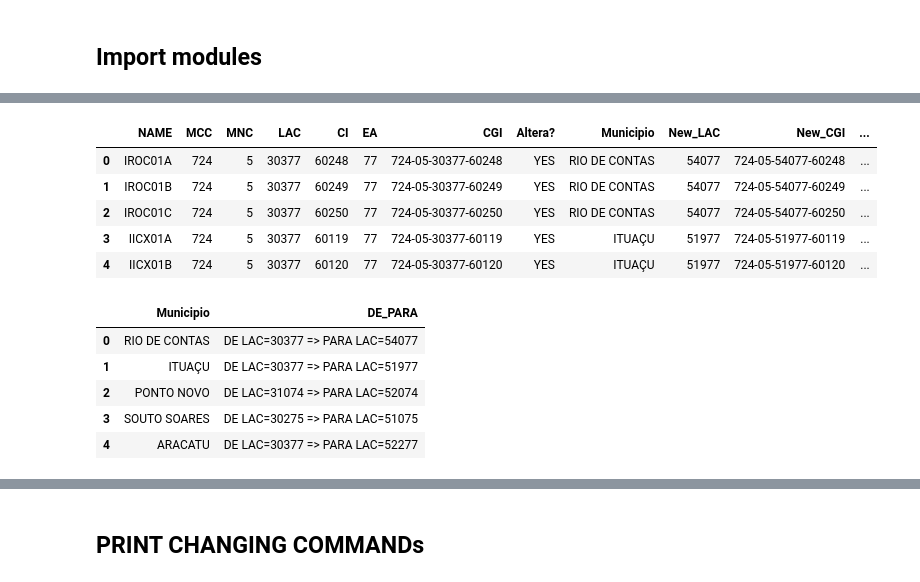
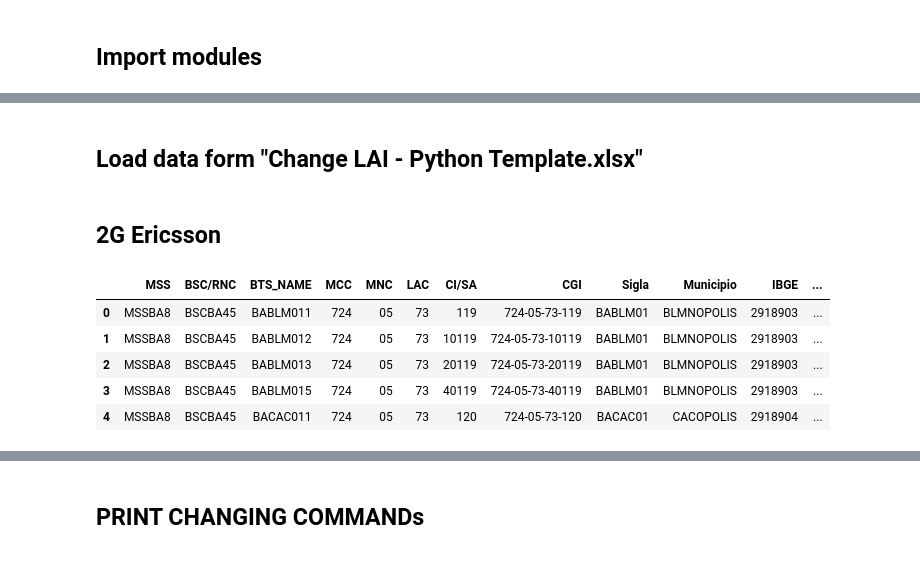
Before and after one commit to alvarova26/Python_and_Notebooks, a Jupyter notebook: NOK_&_ERI/ERI_Change_LAI_MSS.ipynb, the cells around one changed output, grey strips where cells are left out. Drawn from its saved outputs; the diff is of its cells as text; code cells hidden in the pictures.

Commit message:
Update ERI_Change_LAI_MSS.ipynb
New approach to group commands by type

```diff
--- a/NOK_&_ERI/ERI_Change_LAI_MSS.ipynb
+++ b/NOK_&_ERI/ERI_Change_LAI_MSS.ipynb
@@ -13,41 +21,19 @@ import seaborn as sns
-# %%
-xls = pd.ExcelFile('PROJETO ROAMING 30K - Novas Liberações Rev3 - BASE.xlsx') #Read excel file
-df1 = pd.read_excel(xls, sheet_name='MSSBA8')                                 #Read specific sheet
-df1 = df1.drop(columns=['ACET','HOSTID','Unnamed: 7'])                        #Drop column a specific column
-df1 = df1.dropna()                                                            #Drop NaN values
-df1 = df1.rename(columns = {'AREA': 'NAME',                                   #Rename Columns
-                            'AREAID': 'MCC',
-                            'RO': 'MNC',
-                            'CO': 'LAC',
-                            'EA': 'CI',
-                            'Unnamed: 8': 'EA',
-                            'cgi': 'CGI',
-                            'NEW LAC': 'New_LAC',
-                            }, inplace = False)
-
-df1 = df1.reset_index().drop('index', axis=1)                                 #Reset index and drop the created column 'index'
-df1 = df1.loc[:,'NAME':'New_LAC']                                             #Drop last col of df
-df1['New_LAC'] = df1['New_LAC'].astype(int)                                   #Convert a col to int
-df1 = df1.astype(str)                                                         #Covnert the entire df to str
-df1['New_CGI'] = '724-05-' + df1['New_LAC'] + '-' + df1['CI']                 #Creat new col
-df1['DE_PARA'] = 'DE LAC=' + df1['LAC'] + ' => PARA LAC=' + df1['New_LAC']
-df1.head()                                                                    #View data
-# %% [output]
-|  | NAME | MCC | MNC | LAC | CI | EA | CGI | Altera? | Municipio | New_LAC | New_CGI | ... |
-| 0 | IROC01A | 724 | 5 | 30377 | 60248 | 77 | 724-05-30377-60248 | YES | RIO DE CONTAS | 54077 | 724-05-54077-60248 | ... |
-| 1 | IROC01B | 724 | 5 | 30377 | 60249 | 77 | 724-05-30377-60249 | YES | RIO DE CONTAS | 54077 | 724-05-54077-60249 | ... |
-| 2 | IROC01C | 724 | 5 | 30377 | 60250 | 77 | 724-05-30377-60250 | YES | RIO DE CONTAS | 54077 | 724-05-54077-60250 | ... |
-| 3 | IICX01A | 724 | 5 | 30377 | 60119 | 77 | 724-05-30377-60119 | YES | ITUAÇU | 51977 | 724-05-51977-60119 | ... |
-| 4 | IICX01B | 724 | 5 | 30377 | 60120 | 77 | 724-05-30377-60120 | YES | ITUAÇU | 51977 | 724-05-51977-60120 | ... |
-# %%
-df2 = df1[['Municipio','DE_PARA']]               #Get a specific column
-df2 = df2.drop_duplicates()                      #Drop duplicates
-df2 = df2.reset_index().drop('index', axis=1)    #Reset index and drop the created column 'index'
-df2.head()                                       #View data
-# %% [output]
-|  | Municipio | DE_PARA |
-| 0 | RIO DE CONTAS | DE LAC=30377 => PARA LAC=54077 |
-| 1 | ITUAÇU | DE LAC=30377 => PARA LAC=51977 |
-| 2 | PONTO NOVO | DE LAC=31074 => PARA LAC=52074 |
-| 3 | SOUTO SOARES | DE LAC=30275 => PARA LAC=51075 |
-| 4 | ARACATU | DE LAC=30377 => PARA LAC=52277 |
+# %% [markdown]
+## Load data form "Change LAI - Python Template.xlsx"
+# %%
+xls = pd.ExcelFile('C:/Users/Alvaro/OneDrive/My Files/_Scripts_Models/Commands Generators/Change LAI - Python Template2.xlsx') #Read excel file
+df_eri_2g = pd.read_excel(xls, sheet_name='ERI_2G', dtype=str) #Read specific sheet | dtype=str forces to read as string to avoid loseing '0s'
+# %% [markdown]
+## 2G Ericsson
+# %%
+df_eri_2g['New CGI'] = df_eri_2g['MCC'] + '-' + df_eri_2g['MNC'] + '-' + df_eri_2g['New LAC'] + '-' + df_eri_2g['CI/SA']    # Create col New_CGI
+df_eri_2g['DE-PARA'] = 'DE LAC=' + df_eri_2g['LAC'] + ' => PARA LAC=' + df_eri_2g['New LAC']                                # Create col DE-PARA
+df_eri_2g = df_eri_2g.sort_values(by=['MSS', 'Municipio', 'BSC/RNC', 'BTS_NAME'], ignore_index=True)                        # Sort DataFrame
+df_eri_2g.head()
+# %% [output]
+|  | MSS | BSC/RNC | BTS_NAME | MCC | MNC | LAC | CI/SA | CGI | Sigla | Municipio | IBGE | ... |
+| 0 | MSSBA8 | BSCBA45 | BABLM011 | 724 | 05 | 73 | 119 | 724-05-73-119 | BABLM01 | BLMNOPOLIS | 2918903 | ... |
+| 1 | MSSBA8 | BSCBA45 | BABLM012 | 724 | 05 | 73 | 10119 | 724-05-73-10119 | BABLM01 | BLMNOPOLIS | 2918903 | ... |
+| 2 | MSSBA8 | BSCBA45 | BABLM013 | 724 | 05 | 73 | 20119 | 724-05-73-20119 | BABLM01 | BLMNOPOLIS | 2918903 | ... |
+| 3 | MSSBA8 | BSCBA45 | BABLM015 | 724 | 05 | 73 | 40119 | 724-05-73-40119 | BABLM01 | BLMNOPOLIS | 2918903 | ... |
+| 4 | MSSBA8 | BSCBA45 | BACAC011 | 724 | 05 | 73 | 120 | 724-05-73-120 | BACAC01 | CACOPOLIS | 2918904 | ... |
```
Also changed, not shown: parts of 8 cells of this notebook.
